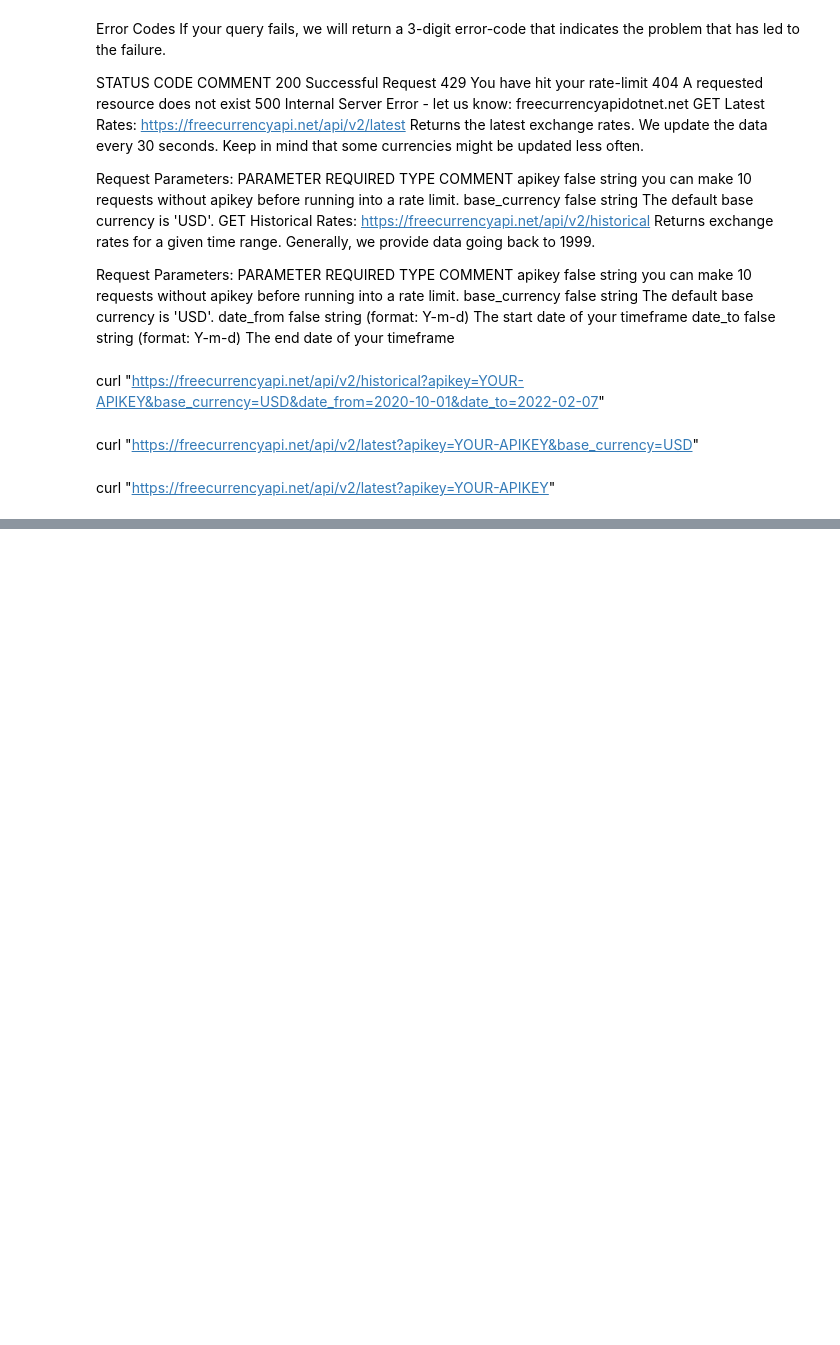
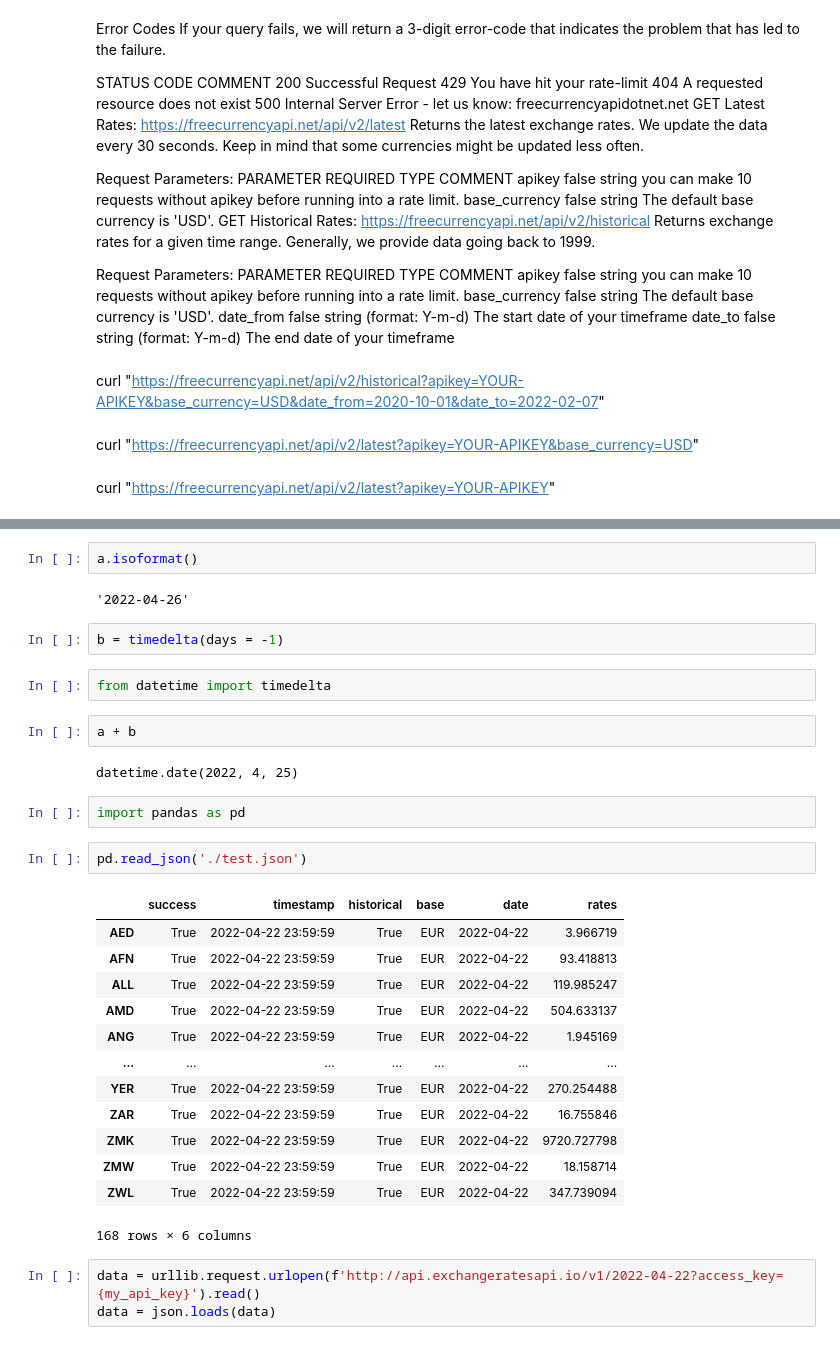
Before and after one commit to KrishnarajT/Currency-Converter, a Jupyter notebook: Currency_Exchange_API.ipynb, the cells around one changed output, grey strips where cells are left out. Saved outputs shown, nothing was run; the diff lists cells and outputs as text; blank space fills up the shorter version.

```diff
--- a/Currency_Exchange_API.ipynb
+++ b/Currency_Exchange_API.ipynb
@@ -84,0 +133,33 @@ curl "https://freecurrencyapi.net/api/v2/latest?apikey=YOUR-APIKEY"
+# %%
+a.isoformat()
+# %% [output]
+'2022-04-26'
+# %%
+b = timedelta(days = -1)
+# %%
+from datetime import timedelta
+# %%
+a + b
+# %% [output]
+datetime.date(2022, 4, 25)
+# %%
+import pandas as pd
+# %%
+pd.read_json('./test.json')
+# %% [output]
+|  | success | timestamp | historical | base | date | rates |
+| AED | True | 2022-04-22 23:59:59 | True | EUR | 2022-04-22 | 3.966719 |
+| AFN | True | 2022-04-22 23:59:59 | True | EUR | 2022-04-22 | 93.418813 |
+| ALL | True | 2022-04-22 23:59:59 | True | EUR | 2022-04-22 | 119.985247 |
+| AMD | True | 2022-04-22 23:59:59 | True | EUR | 2022-04-22 | 504.633137 |
+| ANG | True | 2022-04-22 23:59:59 | True | EUR | 2022-04-22 | 1.945169 |
+| ... | ... | ... | ... | ... | ... | ... |
+| YER | True | 2022-04-22 23:59:59 | True | EUR | 2022-04-22 | 270.254488 |
+| ZAR | True | 2022-04-22 23:59:59 | True | EUR | 2022-04-22 | 16.755846 |
+| ZMK | True | 2022-04-22 23:59:59 | True | EUR | 2022-04-22 | 9720.727798 |
+| ZMW | True | 2022-04-22 23:59:59 | True | EUR | 2022-04-22 | 18.158714 |
+| ZWL | True | 2022-04-22 23:59:59 | True | EUR | 2022-04-22 | 347.739094 |
+168 rows × 6 columns
+# %%
+data = urllib.request.urlopen(f'http://api.exchangeratesapi.io/v1/2022-04-22?access_key={my_api_key}').read()
+data = json.loads(data)
```
Also changed, not shown: parts of 39 cells of this notebook, 15 other files.
